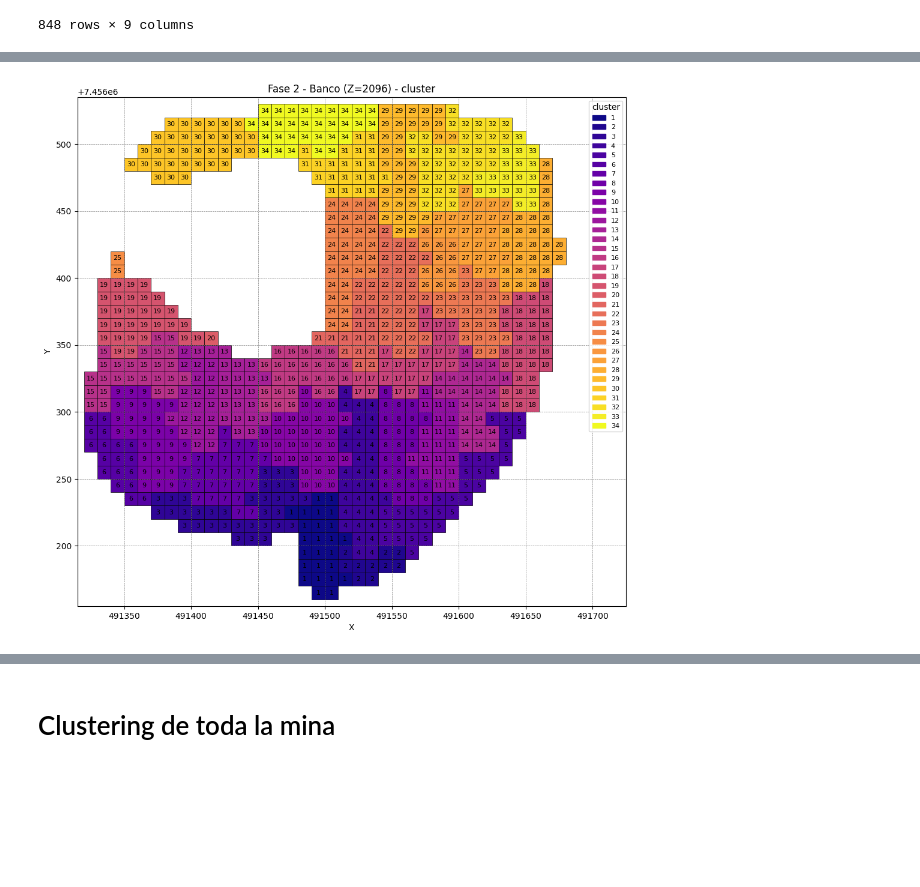
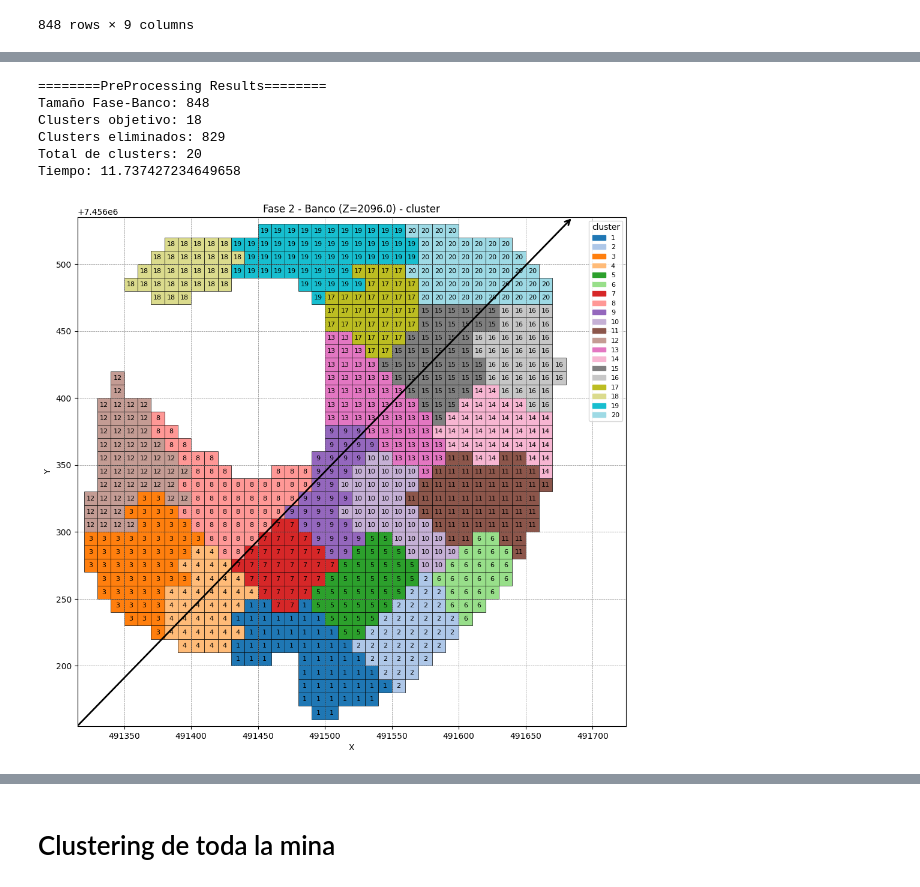
Before and after one commit to Felipe-Asbun-Torres/Laboratorio-2, a Jupyter notebook: ClusteringTabesh2013.ipynb, the cells around one changed output, grey strips where cells are left out. Cells and saved outputs as stored; diff of their text form; code cells hidden in the pictures; blank space fills up the shorter version.

```diff
--- a/ClusteringTabesh2013.ipynb
+++ b/ClusteringTabesh2013.ipynb
@@ -1042,4 +791,29 @@ plot_fase_banco(fase_banco_mine, column_hue='cluster')
-# %%
-plot_fase_banco(fase_banco_withouth_post, column_hue='cluster')
-# %% [output]
-[figure, removed]
+# %%
+BlockWidth = 10
+
+x_min = np.min(fase_banco['x'].values)-BlockWidth
+y_min = np.min(fase_banco['y'].values)-BlockWidth
+x_max = np.max(fase_banco['x'].values)+BlockWidth
+y_max = np.max(fase_banco['y'].values)+BlockWidth
+
+P1 = (x_min, y_min)
+P2 = (x_max, y_max)
+
+adj_matrix = Calculate_Adjency_Matrix(fase_banco, BlockWidth)
+sim_matrix = Calculate_Similarity_Matrix(fase_banco, peso_distancia = 3, peso_directional_mining = 0.3, penalizacion_destino = 0.9, penalizacion_roca = 0.5, P_inicio=P1, P_final=P2)
+
+(fase_banco_tabesh, t_agg, N_clusters_agg) = Clustering_Tabesh(fase_banco, adj_matrix, sim_matrix, Average_Desired_Length_Cluster=45, Max_Cluster_Length=55, Debug=False)
+
+plot_fase_banco(fase_banco_tabesh, column_hue='cluster', xsize=10, ysize=10, arrows=[(P1,P2)])
+
+# (fase_banco_tabesh, t_ref, N_cluster_ref) = Shape_Refinement_Tabesh(fase_banco_tabesh, adj_matrix, Min_Cluster_Length=15)
+
+# plot_fase_banco(fase_banco_tabesh, column_hue='cluster', xsize=10, ysize=10)
+# %% [output]
+========PreProcessing Results========
+Tamaño Fase-Banco: 848
+Clusters objetivo: 18
+Clusters eliminados: 829
+Total de clusters: 20
+Tiempo: 11.737427234649658
+[figure, added]
```
Also changed, not shown: parts of 37 cells of this notebook, 1 other file.
